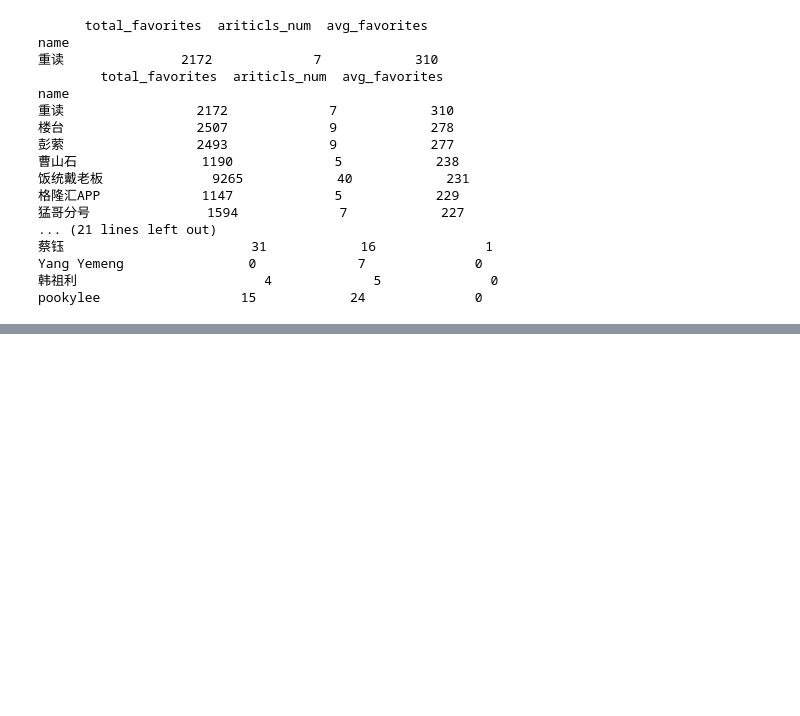
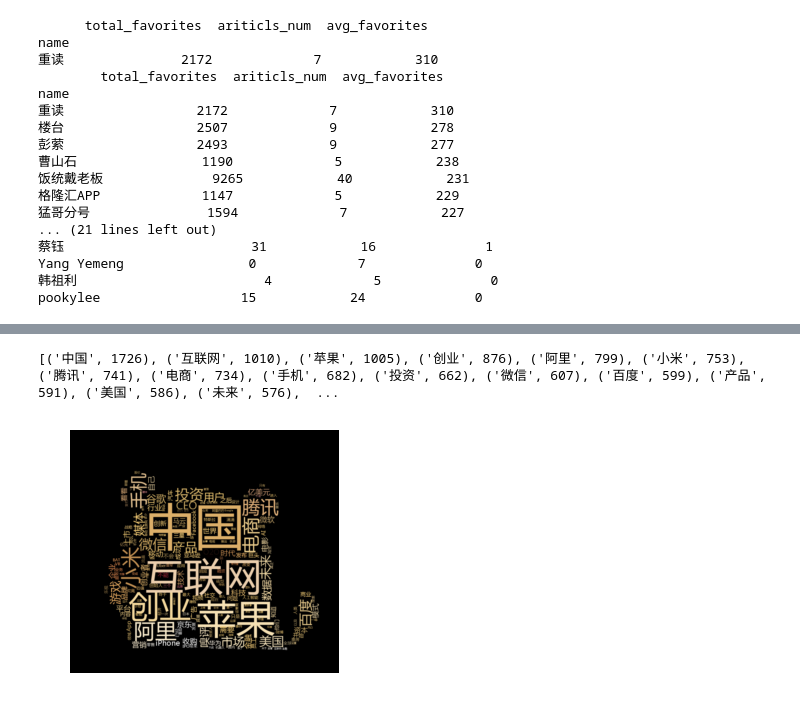
Before and after one commit to F-WJ/practice_project, a Jupyter notebook: huxiu_pyspider/data_analysis.ipynb, the cells around one changed output, grey strips where cells are left out. Saved outputs shown, nothing was run; the diff lists cells and outputs as text; code cells hidden in the pictures; blank space fills up the shorter version.

```diff
--- a/huxiu_pyspider/data_analysis.ipynb
+++ b/huxiu_pyspider/data_analysis.ipynb
@@ -234,0 +320,62 @@ pookylee                  15            24              0
+# %%
+# 云图
+from wordcloud import WordCloud, STOPWORDS, ImageColorGenerator
+import jieba
+import re
+from PIL import Image
+
+def wordcloud_analysis(data):
+    # 使用 add_word(word, freq=None, tag=None) 和 del_word(word) 可在程序中动态修改词典。
+    jieba.add_word('区块链')
+
+    text = ''
+    for i in data['title'].values:
+        symbol_to_replace = '[!"#$%&\'()*+,-./:;<=>?@，。?★、…【】《》？“”‘’！[\\]^_`{|}~]+'
+        i = re.sub(symbol_to_replace, '', i)
+        #print(i)
+        text+=' '.join(jieba.cut(i, cut_all=False))
+    #print(text)
+    image = np.array(Image.open("tiger.png"))
+    # print(Image.open("tiger.png").show()) # 查看图片
+
+    # 字体（不然乱码）
+    font_path = '/usr/share/fonts/msyh.ttf'
+    # 去除重复无关必要词
+    stopwords = set()
+    stopwords.update(['公司','正在','这些','如何','怎么','一个','什么','为什么','还是','我们','为何','可能','不是','没有','哪些','成为','可以','背后','到底','就是','这么','不要','怎样','为了','能否','你们','还有','这样','这个','真的','那些'])
+
+    wc = WordCloud(
+        background_color = 'black',
+        font_path = font_path,
+        mask = image,
+        stopwords = stopwords,
+        max_words =200,
+        margin = 2,
+        max_font_size = 100,
+        random_state = 42,
+        scale = 2,
+        )
+
+    # 生成词云
+    wc.generate_from_text(text)
+
+    # 查看热度
+    process_word = WordCloud.process_text(wc, text)
+    #print(process_word)
+    sort = sorted(process_word.items(), key=lambda e:e[1], reverse=True)
+    print(sort[:50])
+
+    img_colors = ImageColorGenerator(image)
+    wc.recolor(color_func=img_colors)
+
+    plt.imshow(wc, interpolation='bilinear')
+    plt.axis('off')
+    plt.tight_layout()
+    plt.savefig('2012~2018wordcloud.png', dpi=200)
+    plt.show()
+
+
+wordcloud_analysis(data)
+# %% [output]
+[('中国', 1726), ('互联网', 1010), ('苹果', 1005), ('创业', 876), ('阿里', 799), ('小米', 753), ('腾讯', 741), ('电商', 734), ('手机', 682), ('投资', 662), ('微信', 607), ('百度', 599), ('产品', 591), ('美国', 586), ('未来', 576),  ...
+[figure, added]
```
Also changed, not shown: parts of 7 cells of this notebook, 17 other files.
